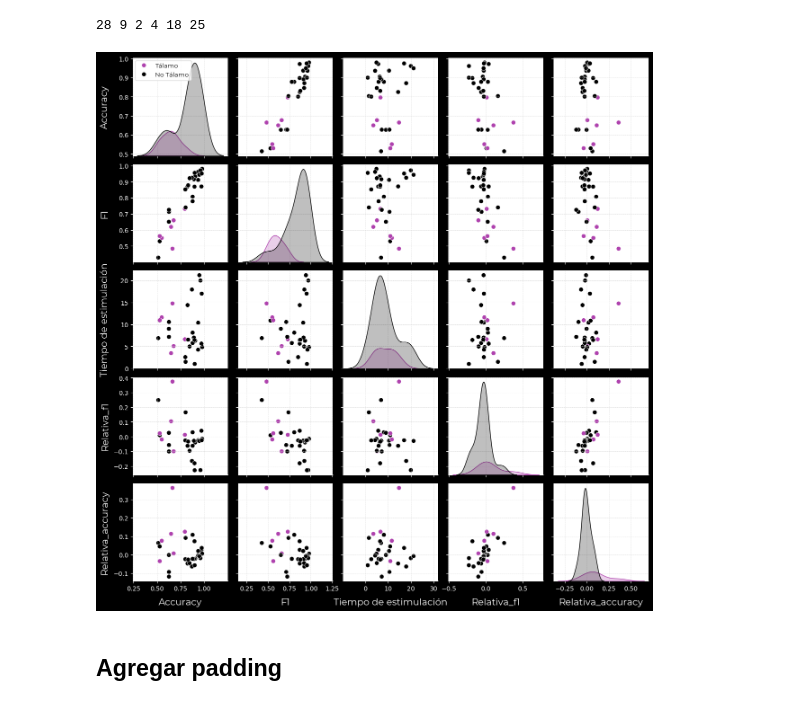
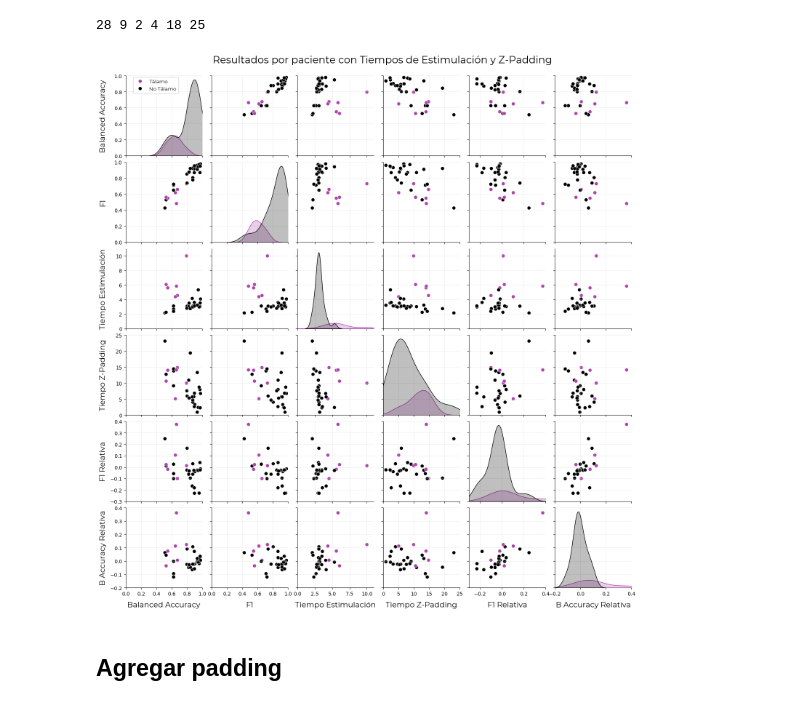
Before and after one commit to martinrrobins/PI-Thalamus-RNS, a Jupyter notebook: Paper_iESPnet_pruebas/01-Exploraciones/03.7 Exploracion.ipynb, the cells around one changed output. Saved outputs shown, nothing was run; the diff lists cells and outputs as text; code cells hidden in the pictures.

```diff
--- a/Paper_iESPnet_pruebas/01-Exploraciones/03.7 Exploracion.ipynb
+++ b/Paper_iESPnet_pruebas/01-Exploraciones/03.7 Exploracion.ipynb
@@ -113,0 +106,4 @@ stim_time_prom_all_epochs =[
+# %%
+time_to_pad_prom_epoch = []
+for s in range(len(time_to_pad_per_epoch_per_patient)):
+    time_to_pad_prom_epoch.append(np.mean(np.nan_to_num(time_to_pad_per_epoch_per_patient[s])))
@@ -119,11 +117,13 @@ variable_relativa_accuracy = (np.array(accuracy_dsf_iespnet)-np.array(accuracy_i
 # %%
 df_resultados = pd.DataFrame({
-                              'patients'                : patients_dsf_iespnet,
-                              'Accuracy'                : accuracy_dsf_iespnet,
-                              'F1'                      : f1_iespnet,
-                              'Tiempo de estimulación'  : stim_time_prom_all_epochs,
-                              'Relativa_f1'             : variable_relativa_f1,
-                              'Relativa_accuracy'       : variable_relativa_accuracy
+                              'Pacientes'              : patients_dsf_iespnet,
+                              'Balanced Accuracy'      : accuracy_dsf_iespnet,
+                              'F1'                     : f1_iespnet,
+                              'Tiempo Estimulación'    : time_stim_prome_epoch,
+                              'Tiempo Z-Padding'       : time_to_pad_prom_epoch,
+                              #'Registos_cortos'         : short_file_prom_epoch,
+                              'F1 Relativa'            : variable_relativa_f1,
+                              'B Accuracy Relativa'    : variable_relativa_accuracy
                             })
 df_resultados
 # %% [output]
@@ -161,70 +161,102 @@ font_path = '../03-Letra-plot/Montserrat-Regular.ttf'
 montserrat = fm.FontProperties(fname=font_path)
 
 indices_resaltados = [28, 9, 2, 4, 18, 25]
-df_resultados['Talamo'] = df_resultados.index.isin(indices_resaltados)
+df_resultados['Tálamo'] = df_resultados.index.isin(indices_resaltados)
 
 # Crear el pairplot
 pairplot = sns.pairplot(
                         df_resultados,
-                        hue       = 'Talamo',
+                        hue       = 'Tálamo',
                         palette   = {True: '#AF42AE', False: '#000000'},
                         diag_kind = "kde",
                         plot_kws  = {'marker': 'o', 'facecolors': 'black', 'edgecolor': 'white', 's': 50},
                         diag_kws  = {'color':'#000000'}
                        )
 
-pairplot.fig.patch.set_facecolor('#000000')  # Fondo negro fuera de los gráficos
+pairplot.fig.patch.set_facecolor('#FFFFFF')  # Fondo negro fuera de los gráficos
+
+pairplot.fig.suptitle(
+                      'Resultados por paciente con Tiempos de Estimulación y Z-Padding',
+                      fontproperties = montserrat,
+                      fontsize       = 20,
+                      color          = '#000000',
+                      y              = 1.02  # Ajusta la altura del título
+                     )
 
 for ax in pairplot.axes.flatten():
     ax.set_facecolor('#FFFFFF')  # Fondo blanco en los gráficos
 
 for ax in pairplot.fig.axes:
-    ax.set_xlabel(ax.get_xlabel(), fontproperties=montserrat, fontsize=15, color='#FFFFFF',labelpad=10)
-    ax.set_ylabel(ax.get_ylabel(), fontproperties=montserrat, fontsize=15, color='#FFFFFF',labelpad=10)
+    ax.set_xlabel(ax.get_xlabel(), fontproperties=montserrat, fontsize=15, color='#000000',labelpad=10)
+    ax.set_ylabel(ax.get_ylabel(), fontproperties=montserrat, fontsize=15, color='#000000',labelpad=10)
 
     # Cambiar color de los ejes (spines) a blanco
-    ax.spines['bottom'].set_color('#FFFFFF')
-    ax.spines['top'].set_color('#FFFFFF')
-    ax.spines['left'].set_color('#FFFFFF')
-    ax.spines['right'].set_color('#FFFFFF')
+    ax.spines['bottom'].set_color('#000000')
+    ax.spines['top'].set_color('#000000')
+    ax.spines['left'].set_color('#000000')
+    ax.spines['right'].set_color('#000000')
 
     # Cambiar el color de los ticks (números en los ejes) a blanco
-    ax.tick_params(axis='x', colors='#FFFFFF')  # Eje X
-    ax.tick_params(axis='y', colors='#FFFFFF')  # Eje Y
+    ax.tick_params(axis='x', colors='#000000')
+    ax.tick_params(axis='y', colors='#000000')
 
-    ax.xaxis.label.set_color('#FFFFFF')  # Etiqueta eje X
-    ax.yaxis.label.set_color('#FFFFFF')  # Etiqueta eje Y
+    ax.xaxis.label.set_color('#000000')
+    ax.yaxis.label.set_color('#000000')
 
     ax.yaxis.set_label_coords(-0.25, 0.5)
 
     ax.grid(True, linestyle='--', linewidth=0.5, alpha=0.8, color='#CFCFCF')
 
 # Modificar la leyenda
 legend = pairplot._legend
 legend.set_frame_on(True)
 
 legend.get_frame().set_facecolor('#FFFFFF')
 legend.set_title('', prop = montserrat)
 
 # Personalizar los textos de la leyenda
 for text in legend.get_texts():
     text.set_fontproperties(montserrat)  # Cambiar la fuente a Montserrat
     text.set_color('#000000')  # Color del texto de la leyenda
 
 # Cambiar el color de los puntos de la leyenda
 legend.legend_handles[0].set_markerfacecolor('#AF42AE')  # Talamo
 legend.legend_handles[1].set_markerfacecolor('#000000')  # No Talamo
 
 # Eliminar el texto de 'False' en la leyenda
 legend.texts[0].set_text('Tálamo')
 legend.texts[1].set_text('No Tálamo')
 
 # Ubicar la leyenda en la parte superior izquierda
 legend.set_bbox_to_anchor((0.06, 0.985))  # Ajusta las coordenadas según sea necesario
 legend.set_loc('upper left')
 
+# Balanced Accuracy
+pairplot.axes[0, 0].set_xlim(0, 1)
+pairplot.axes[0, 0].set_ylim(0, 1)
+
+# F1
+pairplot.axes[1, 1].set_xlim(0, 1)
+pairplot.axes[1, 1].set_ylim(0, 1)
+
+# Tiempo de estimulación
+pairplot.axes[2, 2].set_xlim(0, 11)
+pairplot.axes[2, 2].set_ylim(0, 11)
+
+# Z-Padding
+pairplot.axes[3, 3].set_xlim(0, 25)
+pairplot.axes[3, 3].set_ylim(0, 25)
+
+# F1 Relativa
+pairplot.axes[4, 4].set_xlim(-0.3, 0.4)
+pairplot.axes[4, 4].set_ylim(-0.3, 0.4)
+
+# B Accuracy Relativa
+pairplot.axes[5, 5].set_xlim(-0.2, 0.4)
+pairplot.axes[5, 5].set_ylim(-0.2, 0.4)
+
 plt.show()
 # %% [output]
-[figure, old version]
+[figure, new version]
 # %% [markdown]
 ## Agregar padding
```
Also changed, not shown: parts of 38 cells of this notebook, 5 other files.
